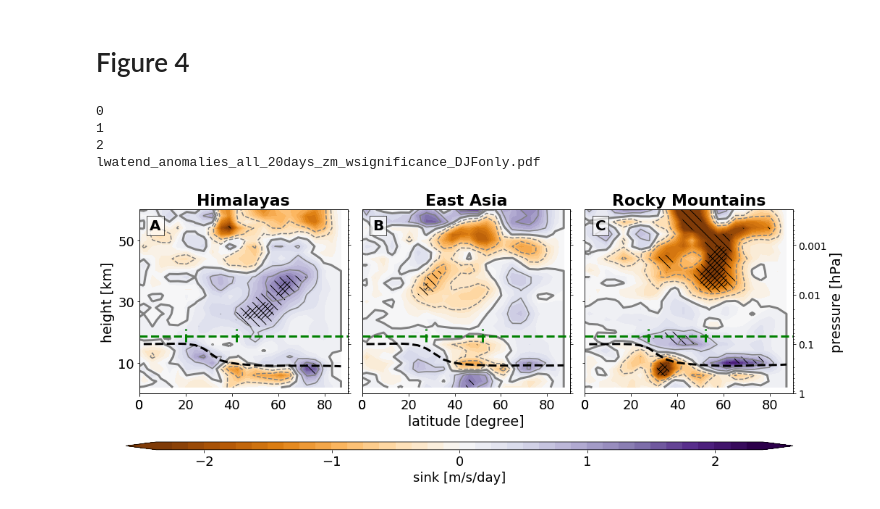
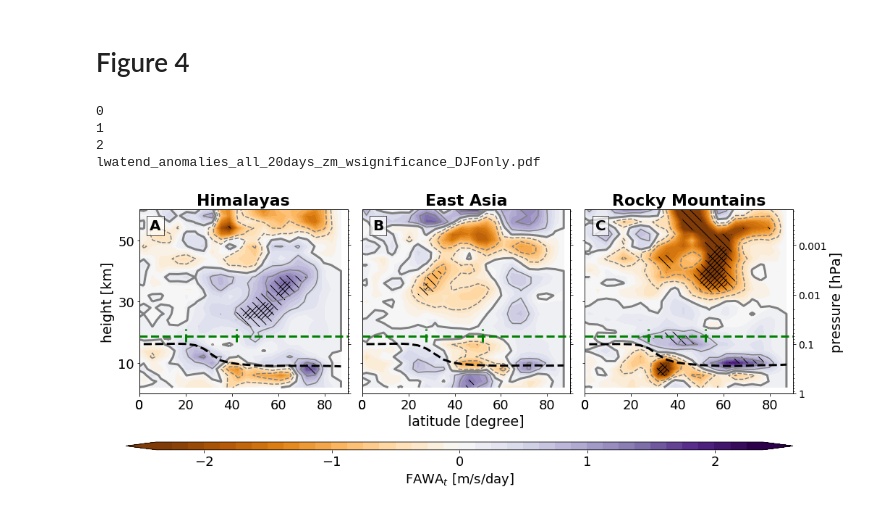
Before and after one commit to kuchaale/grl_2020, a Jupyter notebook: code/GRL_reproduce_Fig4.ipynb, the cells around one changed output. Cells and saved outputs as stored; diff of their text form; code cells hidden in the pictures.

```diff
--- a/code/GRL_reproduce_Fig4.ipynb
+++ b/code/GRL_reproduce_Fig4.ipynb
@@ -161,7 +161,7 @@ Attributes: (0)
 # Figure 4
 # %%
 levels= np.linspace(-2.5,2.5,41)
-cbar_label = 'sink [m/s/day]'
+cbar_label = f'FAWA$_t$ [m/s/day]'
 titles = ['Himalayas', 'East Asia', 'Rocky Mountains'] #'West America']
 #var = 'vmro3'
 #anomalies
@@ -259,31 +259,31 @@ for i,(ax, sel_dict, label) in enumerate(zip(p.axes.flat, p.name_dicts.flat, lab
     ax2.hlines(70,-20,90, color = 'green', linestyles='--', linewidths = 3)
     ax2.vlines(list(box.bounds)[1::2],90,50, color = 'green', linestyles='--', linewidths = 3)
     #ax2.plot(lat, da_trop2.sel(**sel_dict), 'k--', lw = 3)
     da_trop2.sel(**sel_dict).plot.line('k--', ax = ax2, lw = 3,)
     ax2.set_title('')
     ax2.set_ylabel('')
 
     if i != 2:
         ax2.set_yticklabels([])
     if i == 2:
         ax2.set_ylabel('pressure [hPa]', fontsize = 19)
 
 
 p.fig.subplots_adjust(right=0.875)
 cbar_ax = p.fig.add_axes([0.075, -0.03, .8, .03])
 norm = mpl.colors.BoundaryNorm(levels[1:-1], cmap.N)
 label = cbar_label
 cb2 = mpl.colorbar.ColorbarBase(cbar_ax, cmap=cmap,  \
                                 norm=norm, orientation='horizontal', \
                                 boundaries=levels, extend='both',  label = cbar_label, \
                                 ticks=[-2,-1,0,1,2], spacing='proportional')
 
 outfile='{}_{}_{}_{}days_zm_wsignificance_DJFonly.pdf'.format('lwatend', what_ls[0], 'all', timescale)
 print(outfile)
 plt.savefig(outfile, dpi = 300, bbox_inches='tight')
 # %% [output]
 0
 1
 2
 lwatend_anomalies_all_20days_zm_wsignificance_DJFonly.pdf
-[figure, old version]
+[figure, new version]
```
Also changed, not shown: 1 other file.
